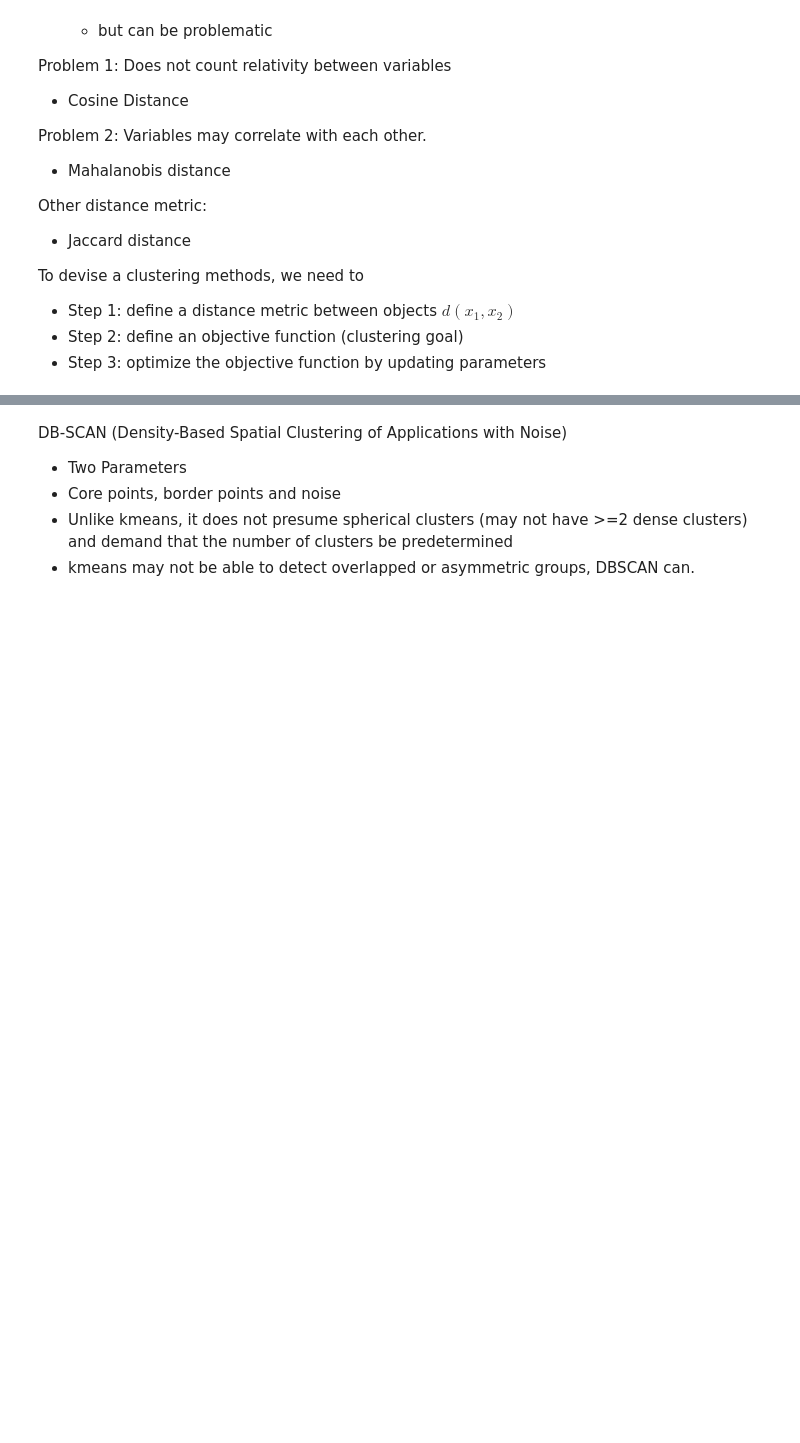
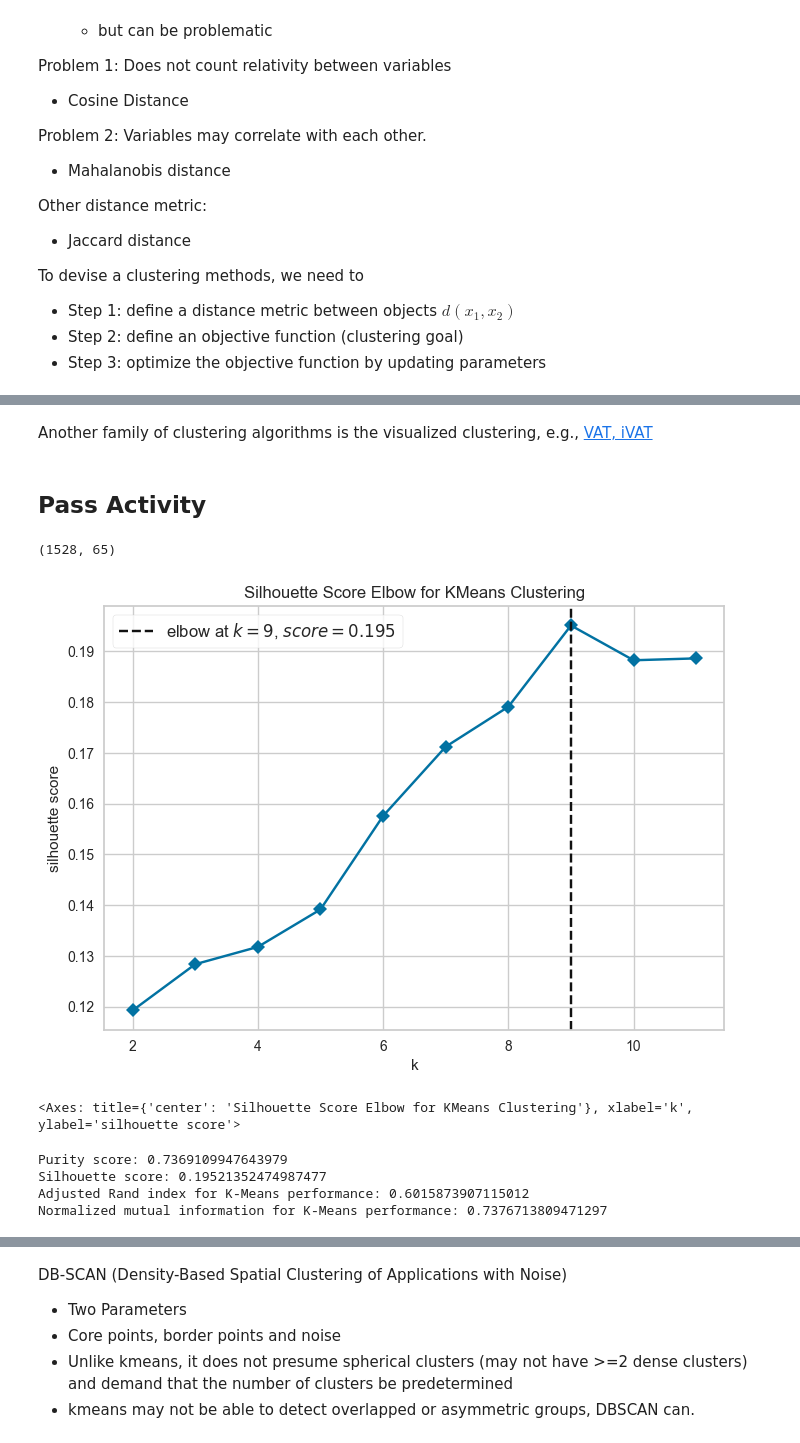
Before and after one commit to Arsh2607/SIT720-ML-Deakin, a Jupyter notebook: week3-clustering.ipynb, the cells around one changed output, grey strips where cells are left out. Cells and saved outputs as stored; diff of their text form; code cells hidden in the pictures; blank space fills up the shorter version.

```diff
--- a/week3-clustering.ipynb
+++ b/week3-clustering.ipynb
@@ -435,0 +224,4 @@ sum(results_plus) / len(results_plus)
+# %% [markdown]
+Another family of clustering algorithms is the visualized clustering, e.g., [VAT, iVAT](https://medium.com/analytics-vidhya/using-visualization-algorithms-vat-ivat-to-assess-cluster-tendency-a89251a2400e#:~:text=iVAT%20is%20a%20visual%20method%20of%20assessing%20the,clearer%20densely%20black%20squares%2Frectangles%20in%20its%20printed%20map.)
+# %% [markdown]
+## Pass Activity
@@ -435,0 +233,30 @@ sum(results_plus) / len(results_plus)
+# %%
+
+df.shape
+# %% [output]
+(1528, 65)
+# %%
+# Q2: Selecting the optimum k value using Silhouette Coefficient and plot the optimum k values.
+model = KMeans()
+visualizer = KElbowVisualizer(
+    model, k=(2,12), metric='silhouette', timings=False
+) #distortion same as Euclidean distance
+
+visualizer.fit(X)   # Fit the data to the visualizer
+visualizer.show()
+# %% [output]
+[figure, added]
+<Axes: title={'center': 'Silhouette Score Elbow for KMeans Clustering'}, xlabel='k', ylabel='silhouette score'>
+# %%
+# Q3: Create clusters using Kmeans and Kmeans++ algorithms with optimal k value found in the previous problem. Report performances using appropriate evaluation metrics. Compare the results.
+model = KMeans(n_clusters=9, init="random")
+y_pred=model.fit_predict(X)
+print(f"Purity score: {purity_score(y, y_pred)}")
+print(f"Silhouette score: {metrics.silhouette_score(X, y_pred)}")
+print(f"Adjusted Rand index for K-Means performance: {metrics.adjusted_rand_score(y, y_pred)}")
+print(f"Normalized mutual information for K-Means performance: {metrics.normalized_mutual_info_score(y, y_pred)}")
+# %% [output]
+Purity score: 0.7369109947643979
+Silhouette score: 0.19521352474987477
+Adjusted Rand index for K-Means performance: 0.6015873907115012
+Normalized mutual information for K-Means performance: 0.7376713809471297
```
Also changed, not shown: parts of 61 cells of this notebook, 18 other files.
